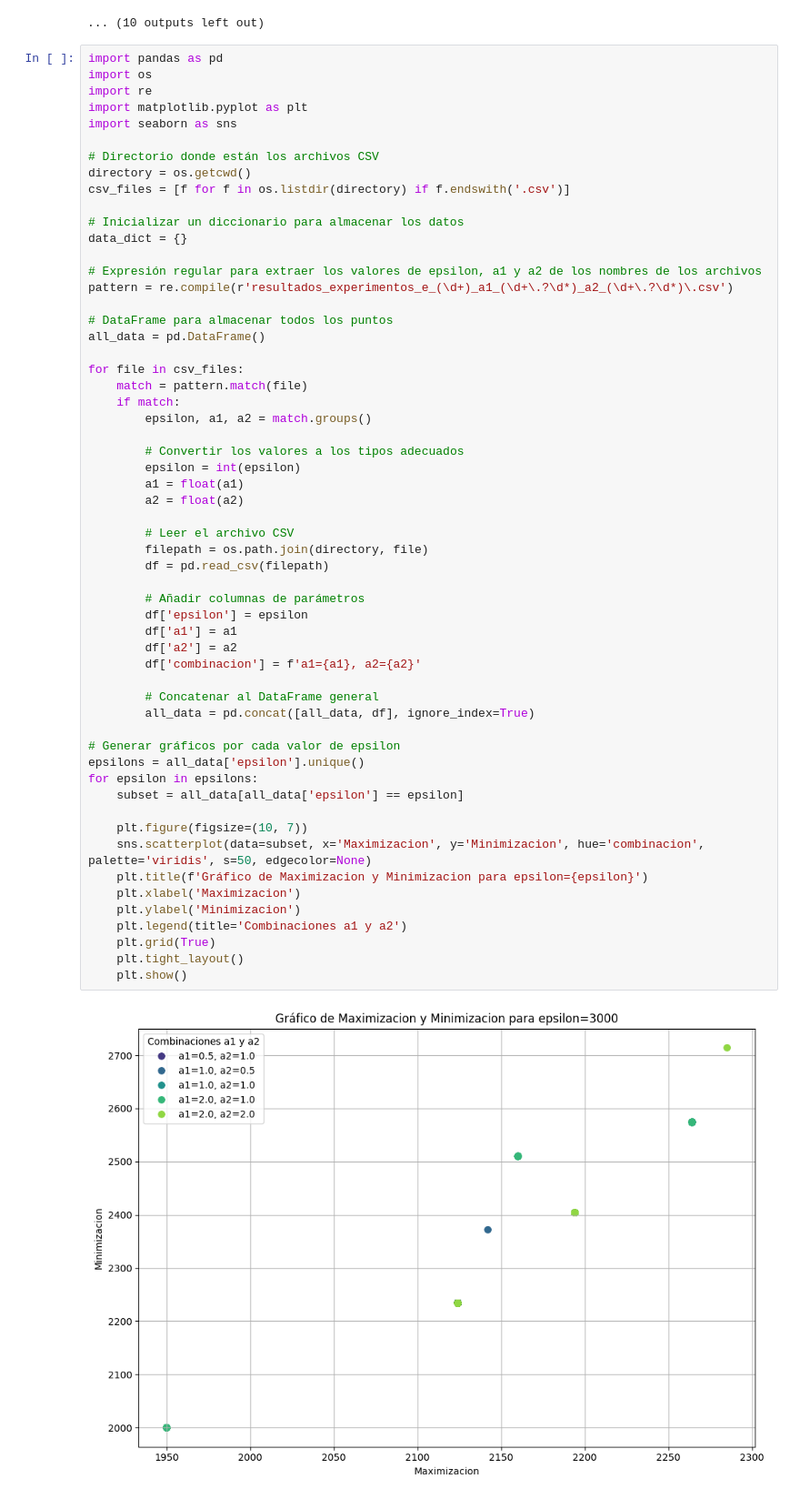
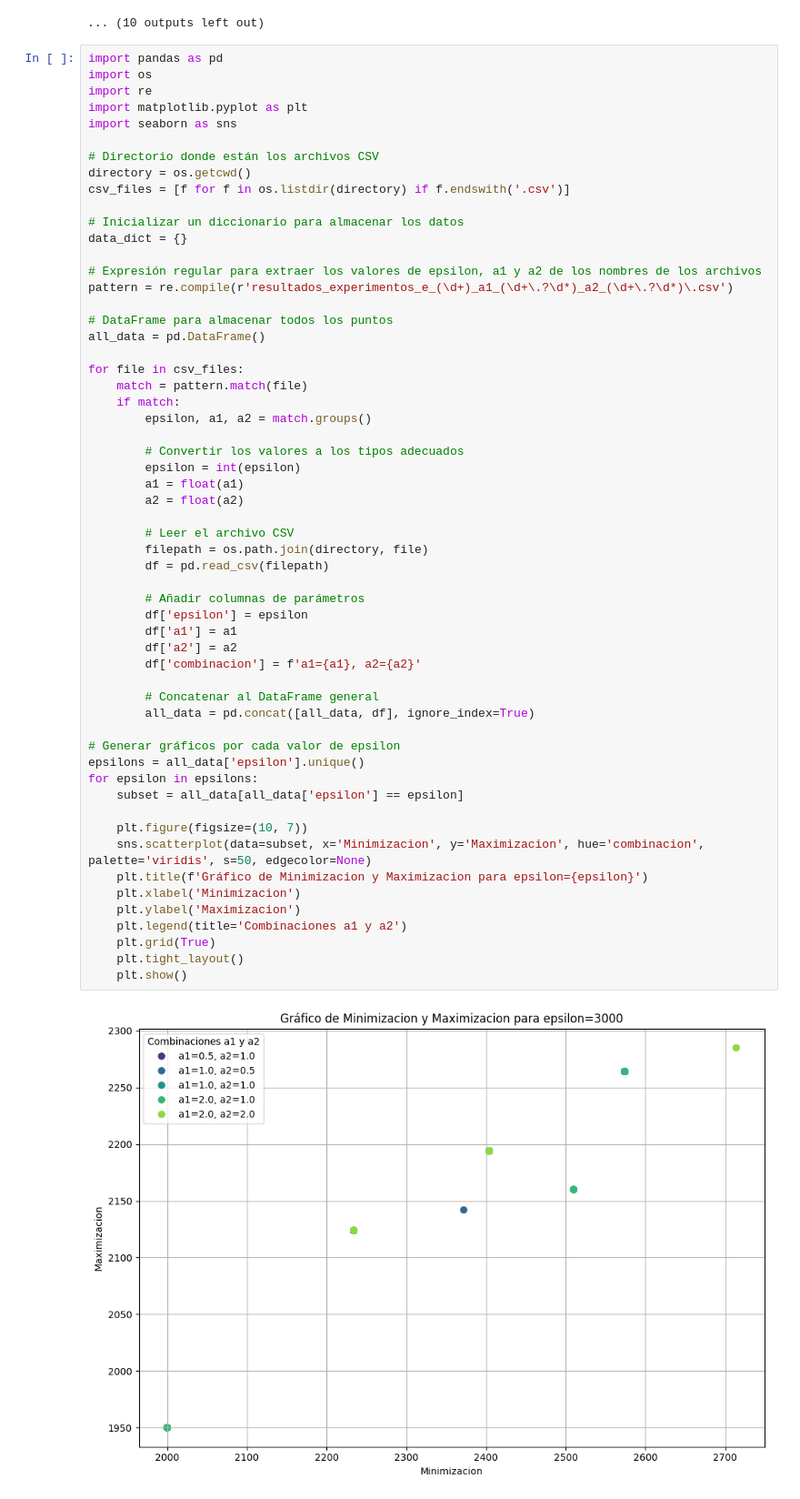
Before and after one commit to angel-salgado-m/equilibriumOptimizer, a Jupyter notebook: EquilibriumOptimizer.ipynb, the cells around one changed output. Shown: that part at 91% size. Drawn from its saved outputs; the diff is of its cells as text.

```diff
--- a/EquilibriumOptimizer.ipynb
+++ b/EquilibriumOptimizer.ipynb
@@ -941,35 +941,35 @@ for file in csv_files:
 
         # Convertir los valores a los tipos adecuados
         epsilon = int(epsilon)
         a1 = float(a1)
         a2 = float(a2)
 
         # Leer el archivo CSV
         filepath = os.path.join(directory, file)
         df = pd.read_csv(filepath)
 
         # Añadir columnas de parámetros
         df['epsilon'] = epsilon
         df['a1'] = a1
         df['a2'] = a2
         df['combinacion'] = f'a1={a1}, a2={a2}'
 
         # Concatenar al DataFrame general
         all_data = pd.concat([all_data, df], ignore_index=True)
 
 # Generar gráficos por cada valor de epsilon
 epsilons = all_data['epsilon'].unique()
 for epsilon in epsilons:
     subset = all_data[all_data['epsilon'] == epsilon]
 
     plt.figure(figsize=(10, 7))
-    sns.scatterplot(data=subset, x='Maximizacion', y='Minimizacion', hue='combinacion', palette='viridis', s=50, edgecolor=None)
-    plt.title(f'Gráfico de Maximizacion y Minimizacion para epsilon={epsilon}')
-    plt.xlabel('Maximizacion')
-    plt.ylabel('Minimizacion')
+    sns.scatterplot(data=subset, x='Minimizacion', y='Maximizacion', hue='combinacion', palette='viridis', s=50, edgecolor=None)
+    plt.title(f'Gráfico de Minimizacion y Maximizacion para epsilon={epsilon}')
+    plt.xlabel('Minimizacion')
+    plt.ylabel('Maximizacion')
     plt.legend(title='Combinaciones a1 y a2')
     plt.grid(True)
     plt.tight_layout()
     plt.show()
 # %% [output]
-[figure, old version]
+[figure, new version]
```
Also changed, not shown: parts of 1 cell of this notebook.
